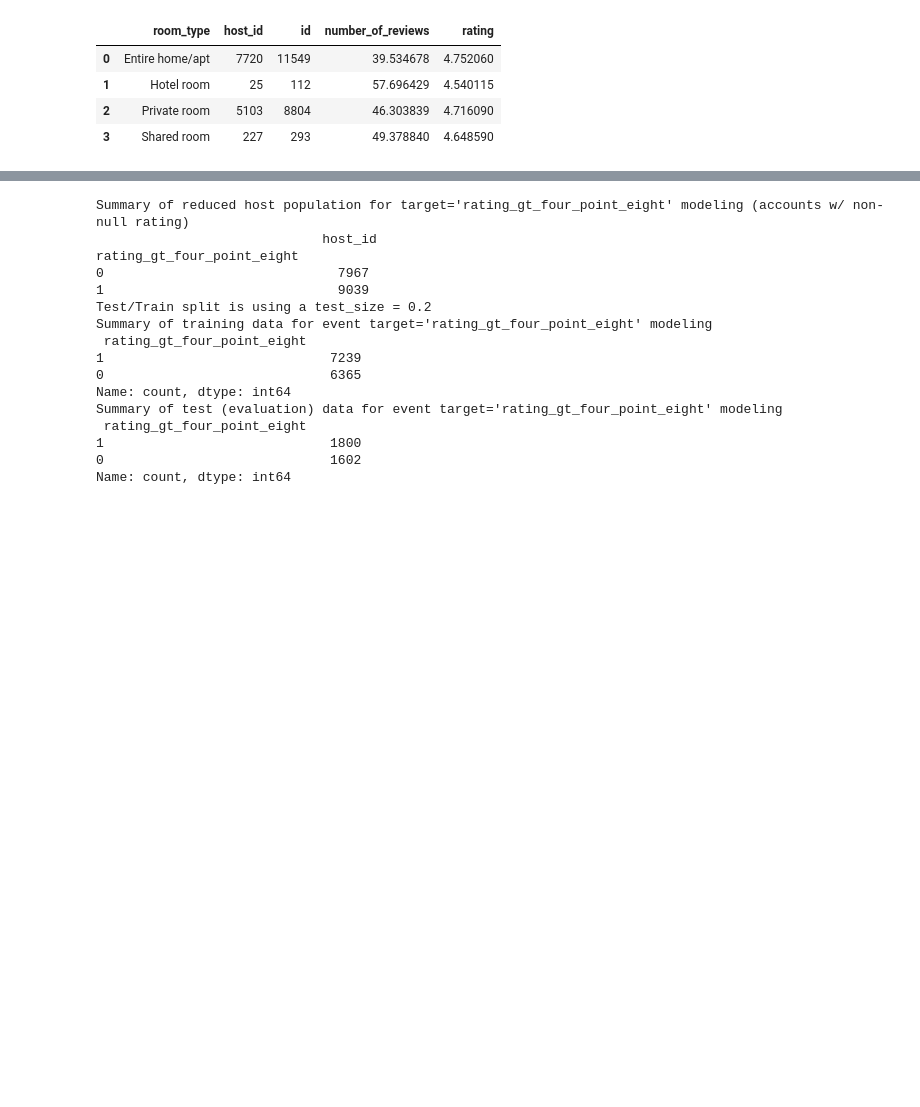
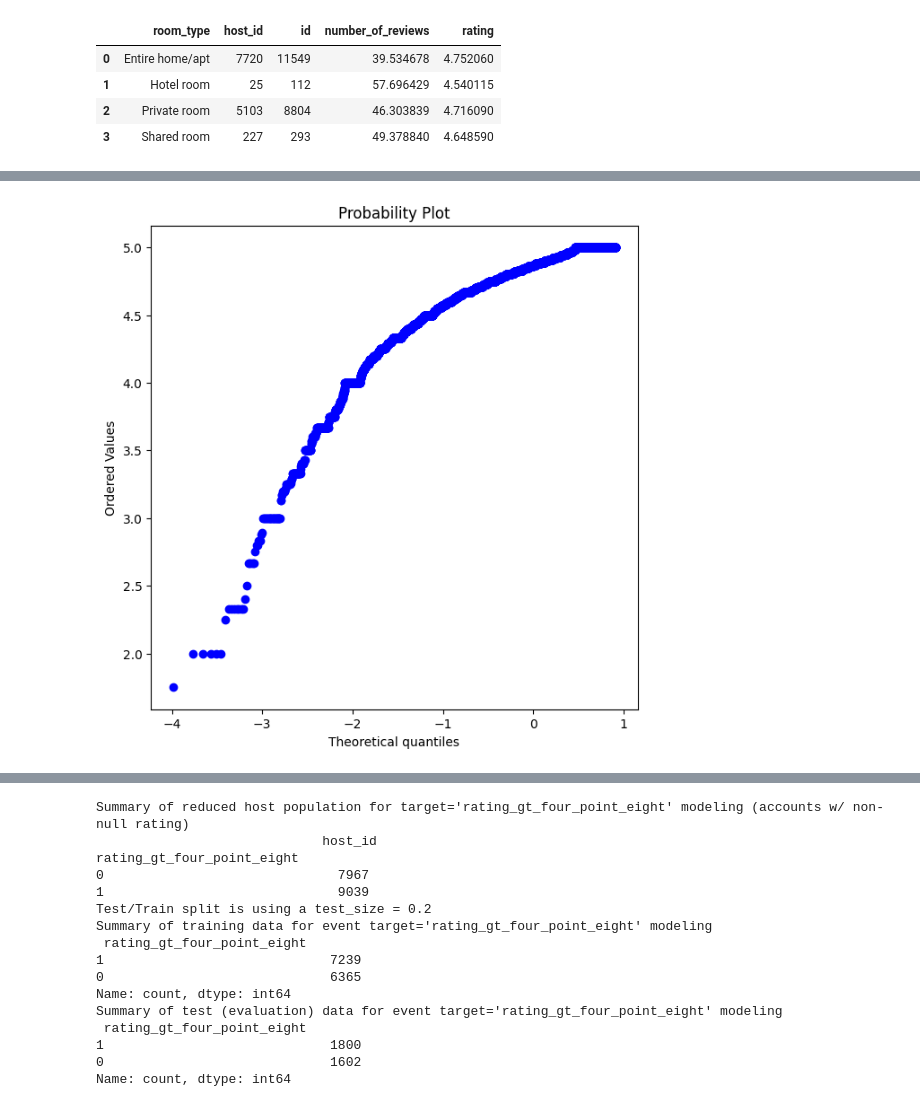
Before and after one commit to mwheeler235/ny-airbnb-2024, a Jupyter notebook: xgb.ipynb, the cells around one changed output, grey strips where cells are left out. Cells and saved outputs as stored; diff of their text form; code cells hidden in the pictures; blank space fills up the shorter version.

```diff
--- a/xgb.ipynb
+++ b/xgb.ipynb
@@ -76,0 +132,6 @@ df.groupby('room_type')\
+# %%
+plt.figure(figsize=(7,7))
+stats.probplot(df['rating'], plot=plt)
+plt.show()
+# %% [output]
+[figure, added]
```
Also changed, not shown: parts of 34 cells of this notebook, 1 other file.
